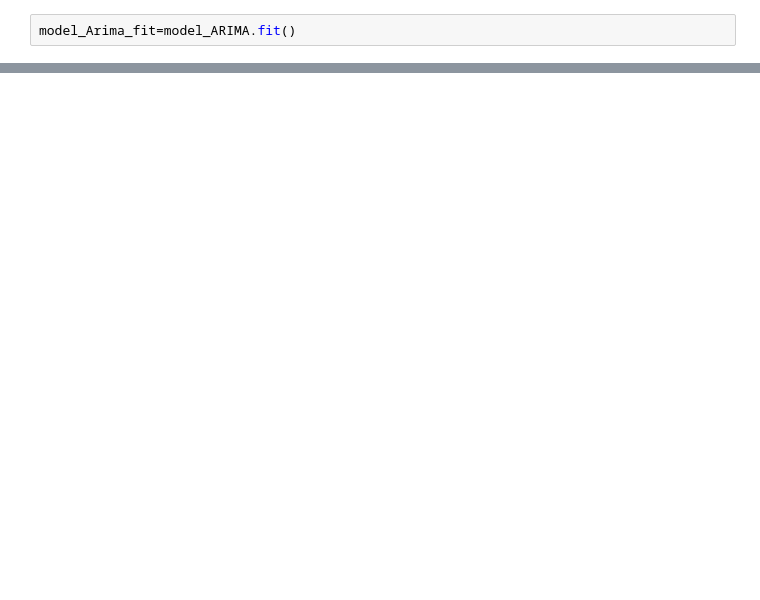
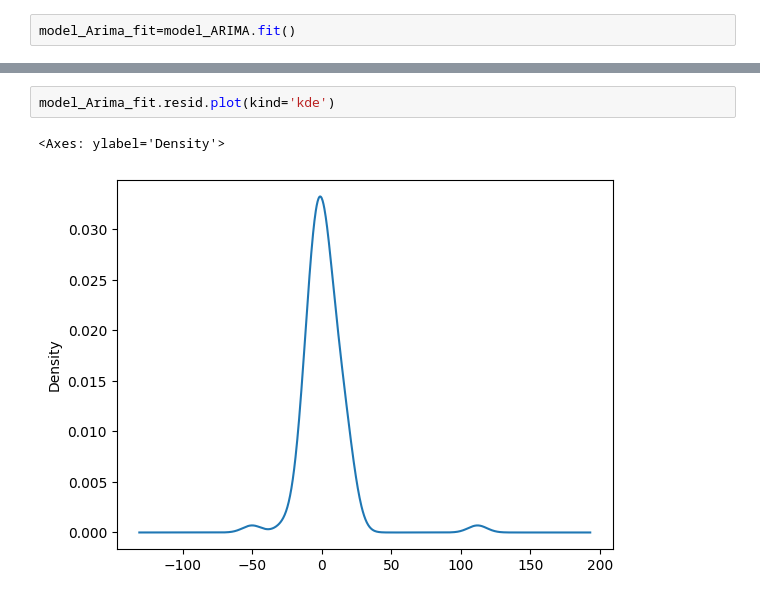
Before and after one commit to shreyas2004/airline, a Jupyter notebook: Airline.ipynb, the cells around one changed output, grey strips where cells are left out. Cells and saved outputs as stored; diff of their text form; blank space fills up the shorter version.

```diff
--- a/Airline.ipynb
+++ b/Airline.ipynb
@@ -246,0 +302,5 @@ Warnings:
+# %%
+model_Arima_fit.resid.plot(kind='kde')
+# %% [output]
+<Axes: ylabel='Density'>
+[figure, added]
```
Also changed, not shown: parts of 8 cells of this notebook.
